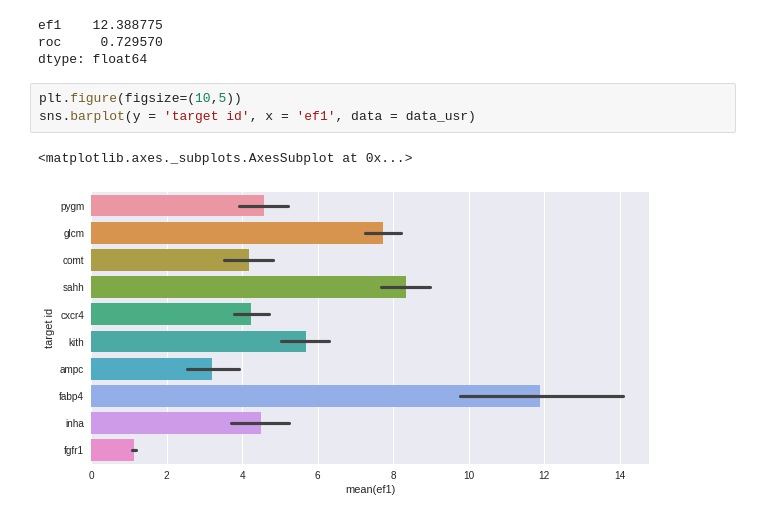
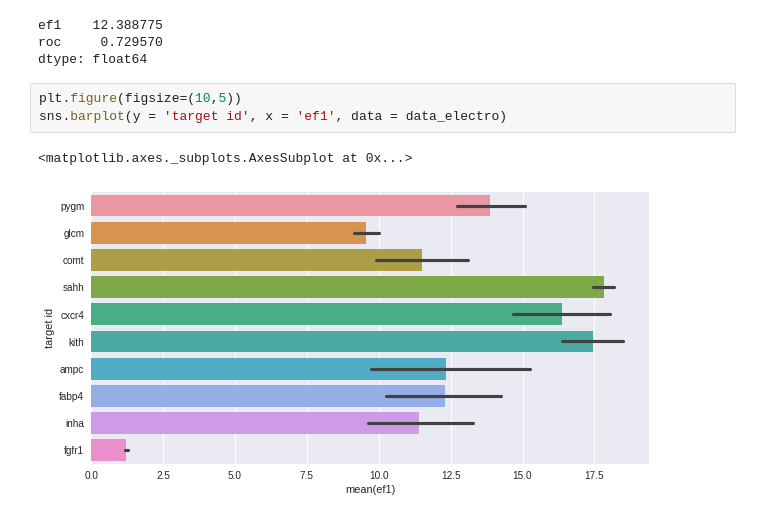
Before and after one commit to pknut/notebooks, a Jupyter notebook: DUD-E_usr.ipynb, the cells around one changed output. Cells and saved outputs as stored; diff of their text form.

Commit message:
Fix mistake in barplot

```diff
--- a/DUD-E_usr.ipynb
+++ b/DUD-E_usr.ipynb
@@ -169,7 +169,7 @@ roc     0.729570
 dtype: float64
 # %%
 plt.figure(figsize=(10,5))
-sns.barplot(y = 'target id', x = 'ef1', data = data_usr)
+sns.barplot(y = 'target id', x = 'ef1', data = data_electro)
 # %% [output]
 <matplotlib.axes._subplots.AxesSubplot at 0x...>
-[figure, old version]
+[figure, new version]
```
Also changed, not shown: parts of 2 cells of this notebook.
